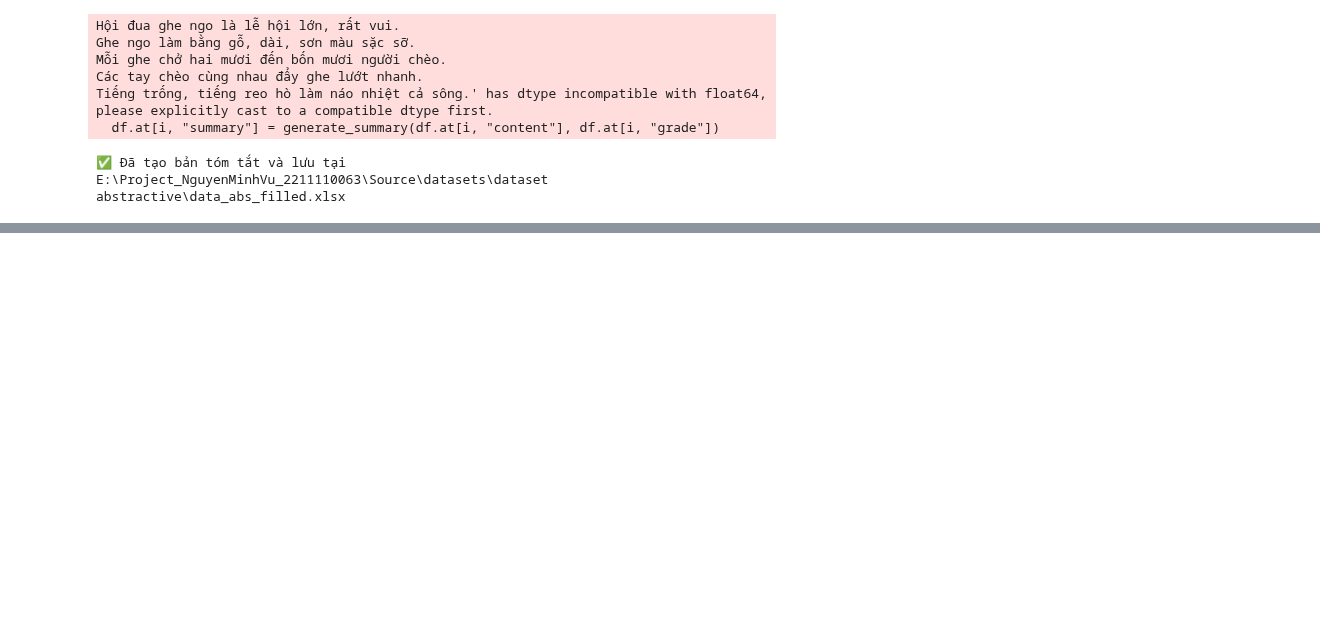
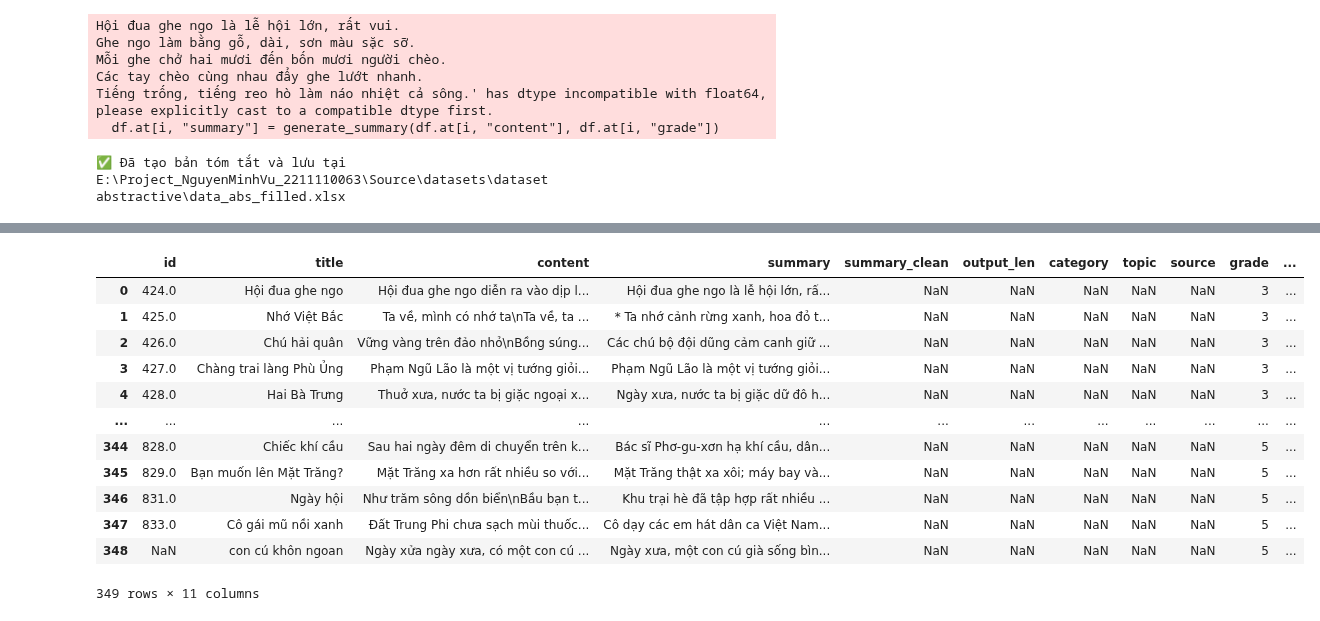
Before and after one commit to Biuuu2309/Reading-summary-project-combining-LLMs-MAS-and-React-SpringBoot-technologies, a Jupyter notebook: Source/ai/Model Train/Program.ipynb, the cells around one changed output, grey strips where cells are left out. Cells and saved outputs as stored; diff of their text form; code cells hidden in the pictures; blank space fills up the shorter version.

```diff
--- a/Source/ai/Model Train/Program.ipynb
+++ b/Source/ai/Model Train/Program.ipynb
@@ -1023,4 +1023,6 @@ Tiếng trống, tiếng reo hò làm náo nhiệt cả sông.' has dtype incomp
 import pandas as pd
 import numpy as np
 data_abs_clean = pd.read_excel(r"E:\Project_NguyenMinhVu_2211110063\Source\datasets\dataset abstractive\data_abs_filled.xlsx")
-data_abs_clean['summary'] = data_abs_clean['summary'].str.replace(r'^Lỗi:.*$', np.nan, regex=True)
+
+data_abs_clean['summary'] = data_abs_clean['summary'].replace(r'^Lỗi:.*', np.nan, regex=True)
+data_abs_clean
@@ -1026,0 +1078,17 @@ data_abs_clean['summary'] = data_abs_clean['summary'].str.replace(r'^Lỗi:.*$',
+# %%
+data_abs_clean.insert(column= 'summary_clean', loc= 4, value=np.nan)
+data_abs_clean
+# %% [output]
+|  | id | title | content | summary | summary_clean | output_len | category | topic | source | grade | ... |
+| 0 | 424.0 | Hội đua ghe ngo | Hội đua ghe ngo diễn ra vào dịp l... | Hội đua ghe ngo là lễ hội lớn, rấ... | NaN | NaN | NaN | NaN | NaN | 3 | ... |
+| 1 | 425.0 | Nhớ Việt Bắc | Ta về, mình có nhớ ta\nTa về, ta ... | * Ta nhớ cảnh rừng xanh, hoa đỏ t... | NaN | NaN | NaN | NaN | NaN | 3 | ... |
+| 2 | 426.0 | Chú hải quân | Vững vàng trên đảo nhỏ\nBồng súng... | Các chú bộ đội dũng cảm canh giữ ... | NaN | NaN | NaN | NaN | NaN | 3 | ... |
+| 3 | 427.0 | Chàng trai làng Phù Ủng | Phạm Ngũ Lão là một vị tướng giỏi... | Phạm Ngũ Lão là một vị tướng giỏi... | NaN | NaN | NaN | NaN | NaN | 3 | ... |
+| 4 | 428.0 | Hai Bà Trưng | Thuở xưa, nước ta bị giặc ngoại x... | Ngày xưa, nước ta bị giặc dữ đô h... | NaN | NaN | NaN | NaN | NaN | 3 | ... |
+| ... | ... | ... | ... | ... | ... | ... | ... | ... | ... | ... | ... |
+| 344 | 828.0 | Chiếc khí cầu | Sau hai ngày đêm di chuyển trên k... | Bác sĩ Phơ-gu-xơn hạ khí cầu, dân... | NaN | NaN | NaN | NaN | NaN | 5 | ... |
+| 345 | 829.0 | Bạn muốn lên Mặt Trăng? | Mặt Trăng xa hơn rất nhiều so với... | Mặt Trăng thật xa xôi; máy bay và... | NaN | NaN | NaN | NaN | NaN | 5 | ... |
+| 346 | 831.0 | Ngày hội | Như trăm sông dồn biển\nBầu bạn t... | Khu trại hè đã tập hợp rất nhiều ... | NaN | NaN | NaN | NaN | NaN | 5 | ... |
+| 347 | 833.0 | Cô gái mũ nồi xanh | Đất Trung Phi chưa sạch mùi thuốc... | Cô dạy các em hát dân ca Việt Nam... | NaN | NaN | NaN | NaN | NaN | 5 | ... |
+| 348 | NaN | con cú khôn ngoan | Ngày xửa ngày xưa, có một con cú ... | Ngày xưa, một con cú già sống bìn... | NaN | NaN | NaN | NaN | NaN | 5 | ... |
+349 rows × 11 columns
```
Also changed, not shown: parts of 5 cells of this notebook, 1 other file.
